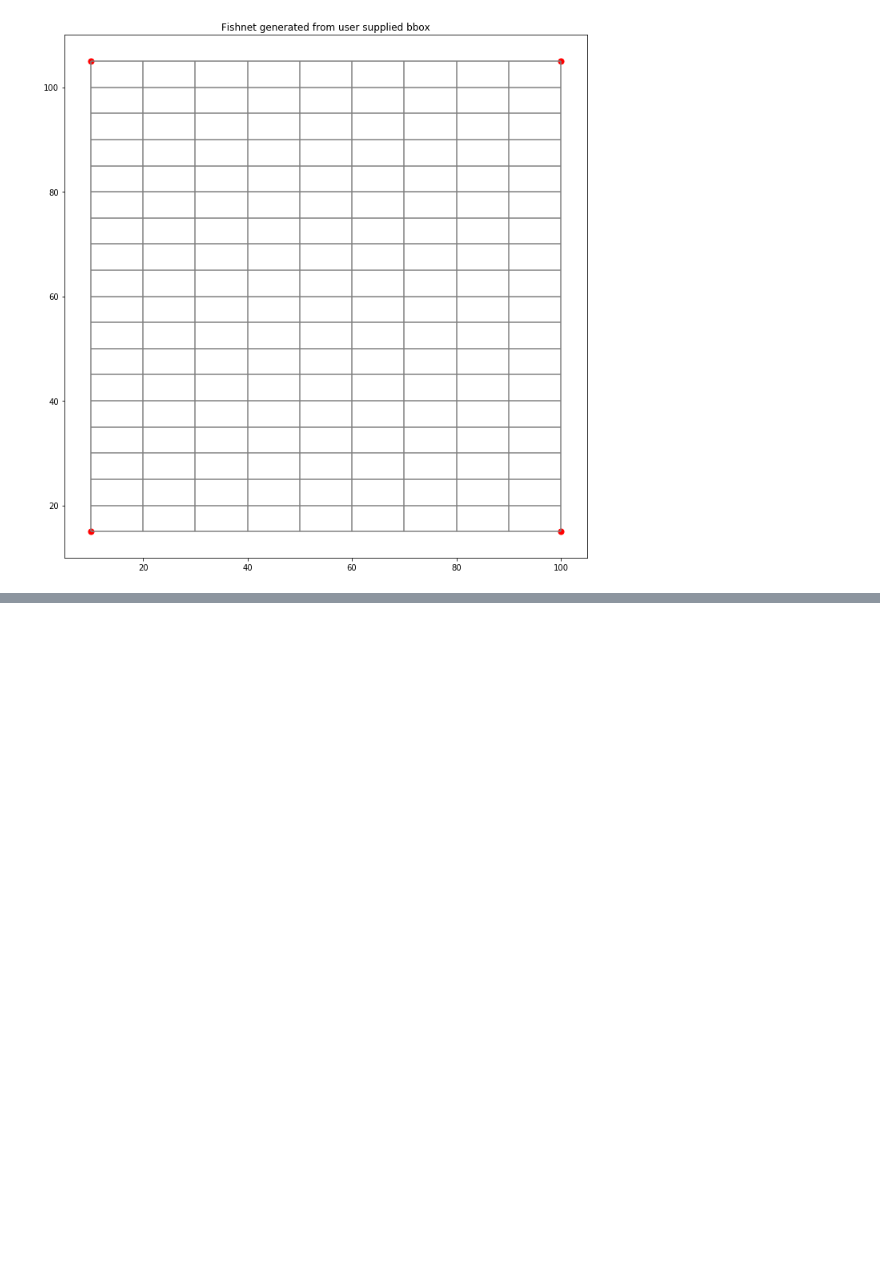
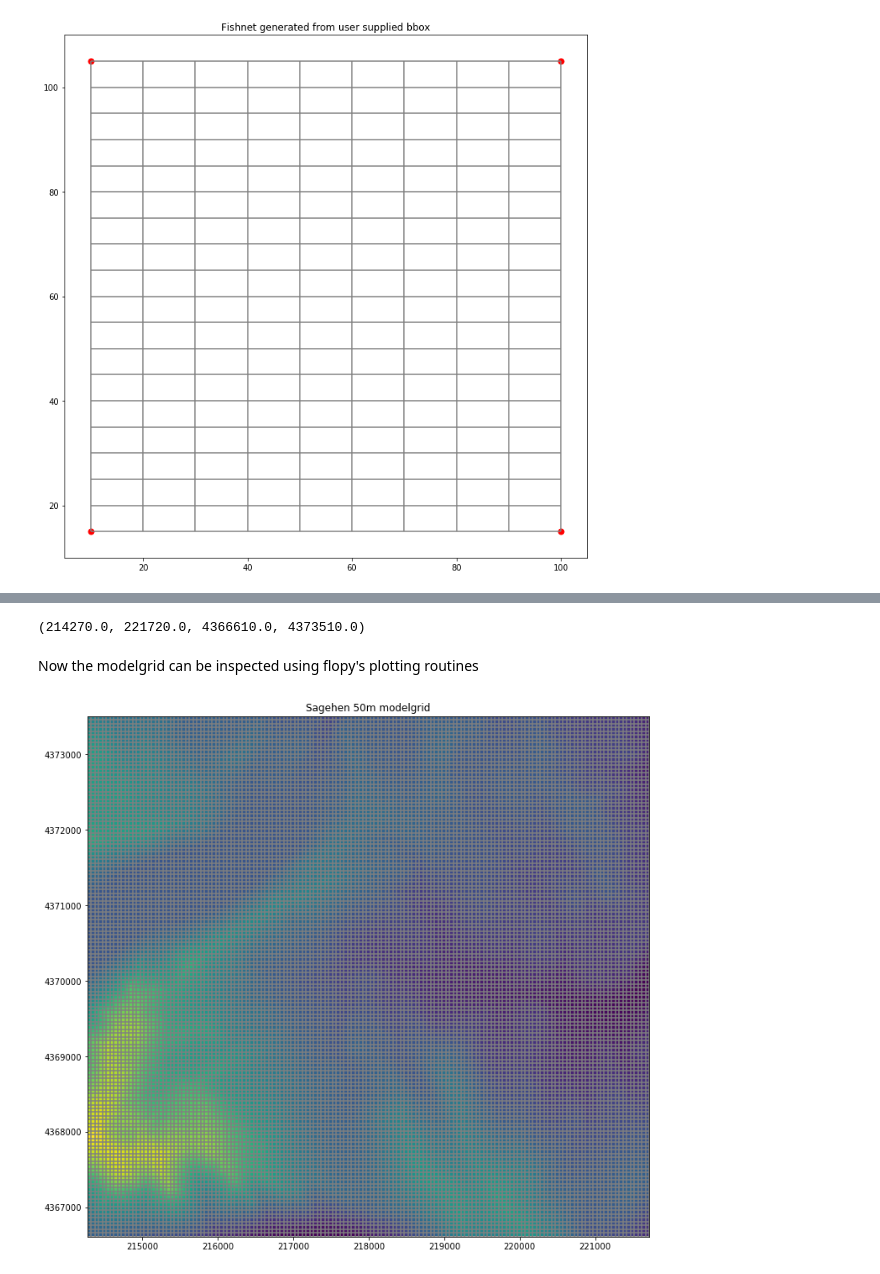
Before and after one commit to pygsflow/pygsflow, a Jupyter notebook: examples/pygsflow1.1.0_Builder_tutorial_01_fishnet.ipynb, the cells around one changed output, grey strips where cells are left out. Cells and saved outputs as stored; diff of their text form; code cells hidden in the pictures; blank space fills up the shorter version.

Commit message:
Added(Builder_tutorials): Added pyGSFLOW model builder tutorial series to repository

```diff
--- a/examples/pygsflow1.1.0_Builder_tutorial_1_fishnet.ipynb
+++ b/examples/pygsflow1.1.0_Builder_tutorial_01_fishnet.ipynb
@@ -133,0 +138,18 @@ ax.set_title("Fishnet generated from user supplied bbox");
+# %%
+cellsize = 50
+
+modelgrid = GenerateFishnet(raster, xcellsize=cellsize, ycellsize=cellsize)
+print(modelgrid.extent)
+# %% [output]
+(214270.0, 221720.0, 4366610.0, 4373510.0)
+# %% [markdown]
+Now the modelgrid can be inspected using flopy's plotting routines
+# %%
+# plot the fishnet on top of the raster imagery
+fig, ax = plt.subplots(figsize=(12, 12))
+
+robj.plot(ax=ax)
+modelgrid.plot(ax=ax)
+ax.set_title("Sagehen 50m modelgrid");
+# %% [output]
+[figure, added]
```
Also changed, not shown: parts of 5 cells of this notebook, 11 other files.
